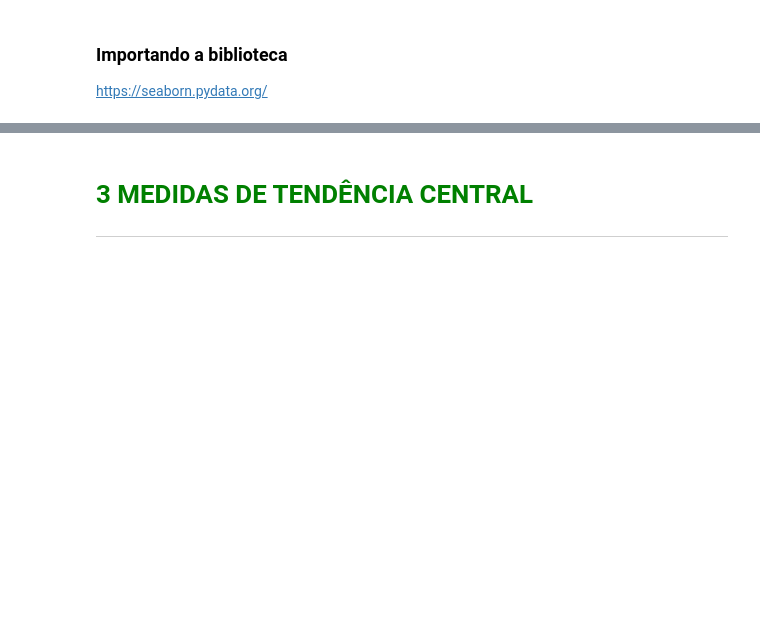
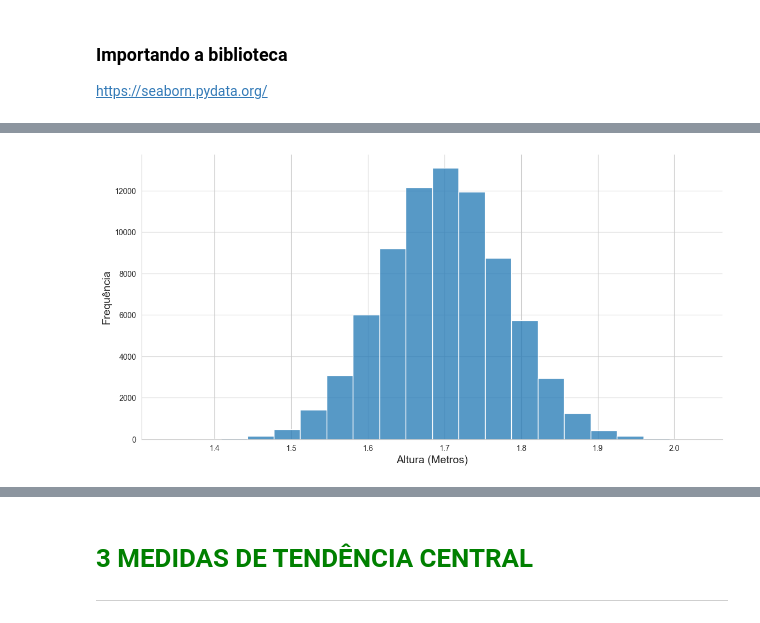
Before and after one commit to RPdatascience819/Curso_basico_estats, a Jupyter notebook: Curso_de_Estatística_Parte_1.ipynb, the cells around one changed output, grey strips where cells are left out. Cells and saved outputs as stored; diff of their text form; code cells hidden in the pictures; blank space fills up the shorter version.

```diff
--- a/Curso_de_Estatística_Parte_1.ipynb
+++ b/Curso_de_Estatística_Parte_1.ipynb
@@ -493,0 +527,24 @@ https://seaborn.pydata.org/
+# %%
+import seaborn as sns
+import matplotlib.pyplot as plt
+
+# Define o estilo do gráfico (opcional)
+sns.set_style("whitegrid")
+
+# Cria o histograma com mais detalhes (aumentando o número de bins)
+ax = sns.displot(dados.Altura, kde=False, bins=20)
+
+# Ajusta o tamanho da figura
+ax.figure.set_size_inches(13, 6)
+
+# Adiciona título e subtítulo
+ax.set_titles(title="Distribuição de Frequências - Altura", subtitle="Amostra de Alturas")
+
+# Adiciona rótulos aos eixos
+ax.set_xlabels("Altura (Metros)", fontsize=14)
+ax.set_ylabels("Frequência", fontsize=14)
+
+# Exibe o gráfico
+plt.show()
+# %% [output]
+[figure, added]
```
Also changed, not shown: parts of 4 cells of this notebook.
